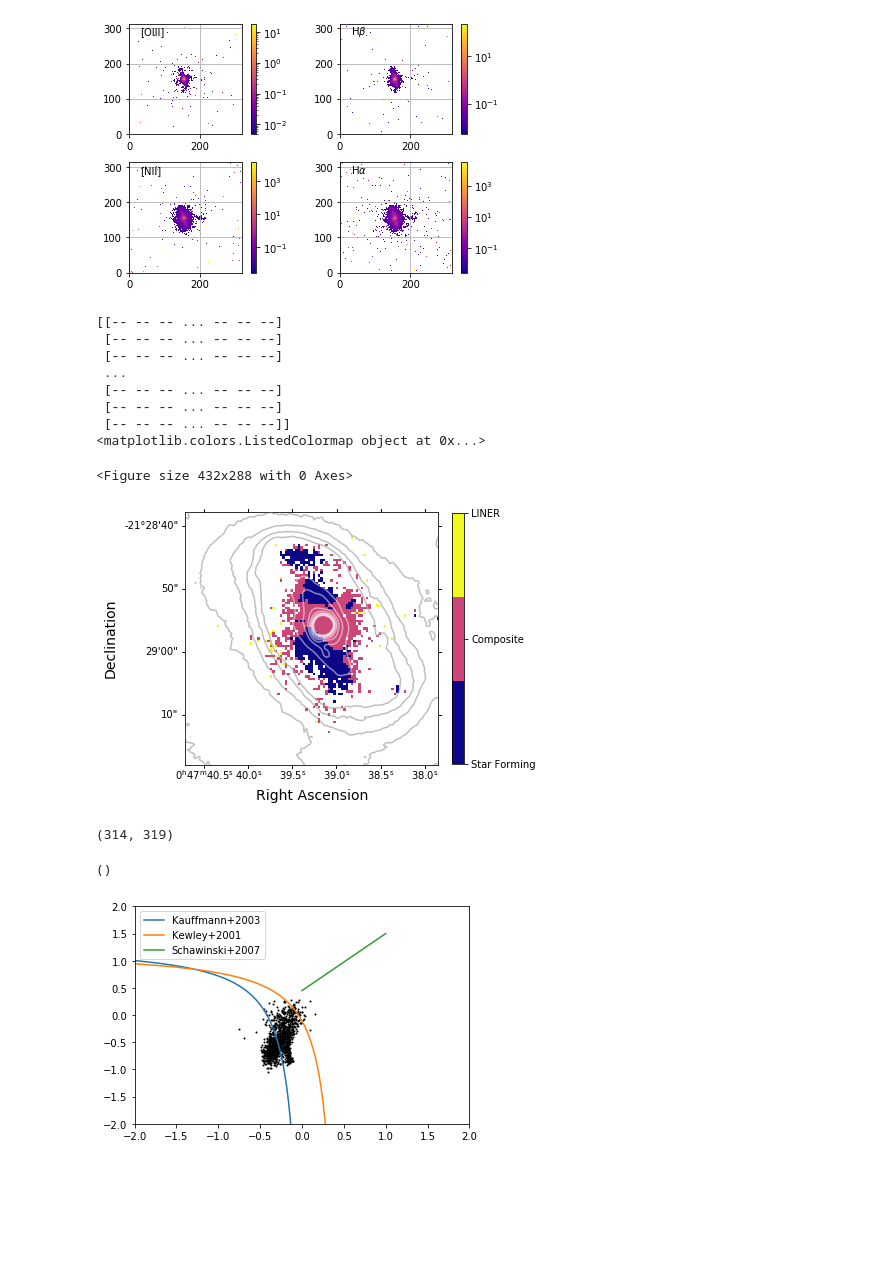
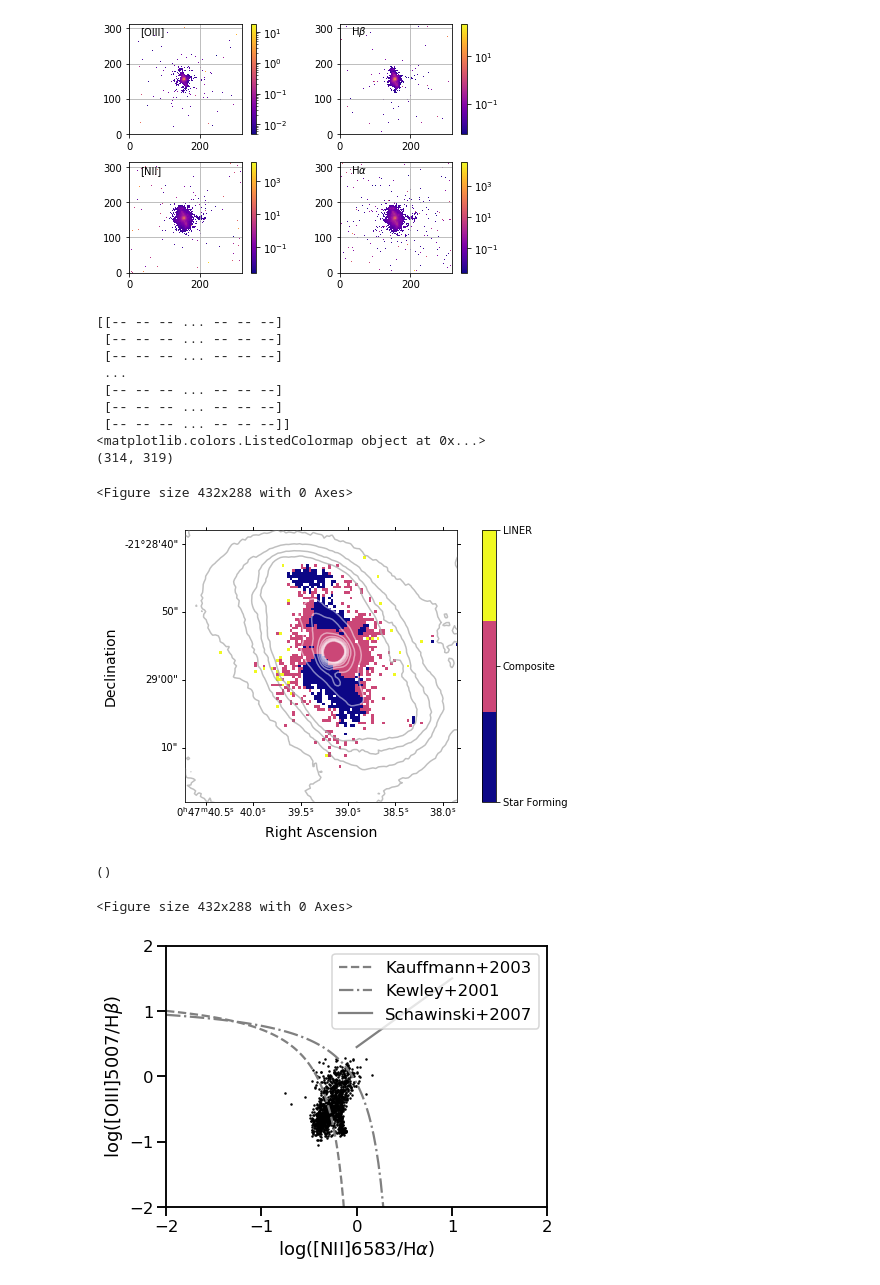
Before and after one commit to beckynevin/CARS_data, a Jupyter notebook: HE0045_bar_contours.ipynb, the cells around one changed output. Saved outputs shown, nothing was run; the diff lists cells and outputs as text; code cells hidden in the pictures; blank space fills up the shorter version.

```diff
--- a/HE0045_bar_contours.ipynb
+++ b/HE0045_bar_contours.ipynb
@@ -301,7 +301,7 @@ spatial_BPT_ma = np.ma.masked_where(spatial_BPT==0,spatial_BPT)
 print(spatial_BPT_ma)
 
 plt.clf()
-fig = plt.figure(figsize=(5,5))
+fig = plt.figure(figsize=(9,5))
 ax = plt.subplot(projection=wcs)
 
 ax.coords[0].set_axislabel('Right Ascension', fontsize=fontsize)
@@ -315,11 +315,14 @@ im = ax.imshow(spatial_BPT_ma, cmap=plt.cm.get_cmap('plasma', 3))
 #plt.colorbar(im)
 cbar = plt.colorbar(im, fraction=0.045, ticks=np.linspace(0.5,1,3))
 cbar.set_ticklabels(['Star Forming', 'Composite', 'LINER','AGN'])
+cbar.ax.set_xticklabels(cbar.ax.get_xticklabels(), rotation='horizontal')
 ax.contour(fovdata, levels=np.linspace(5e-3,1e-1, 10), colors='white', alpha=0.5)
 ax.contour(fovdata, levels=np.linspace(1e-3,5e-3, 5), colors='gray', alpha=0.5)
 ax.set_xlim([100,200])
 ax.set_ylim([100,200])
-plt.show()
+#plt.show()
+#plt.tight_layout()
+plt.savefig('BPT_Spatial.png')
 
 print(np.shape(spatial_BPT_ma))
 # %% [output]
@@ -331,20 +334,26 @@ print(np.shape(spatial_BPT_ma))
  [-- -- -- ... -- -- --]
  [-- -- -- ... -- -- --]]
 <matplotlib.colors.ListedColormap object at 0x...>
+(314, 319)
 <Figure size 432x288 with 0 Axes>
-[figure, old version]
+[figure, new version]
-(314, 319)
 # %%
+sns.set_context("talk")
 plt.clf()
+fig = plt.figure(figsize=(7,5))
 print(np.shape(NII_Halpha_ratio))
 plt.scatter(list_NII_Halpha, list_OIII_Hbeta, color='black', s=1)#, color=color, cmap=plt.cm.get_cmap('plasma', 4))
-plt.plot(xs_kauf, ys_kauf, label='Kauffmann+2003')
-plt.plot(xs_kew, ys_kew, label='Kewley+2001')
-plt.plot(xs_sch, ys_sch, label='Schawinski+2007')
-plt.legend()
+plt.plot(xs_kauf, ys_kauf, label='Kauffmann+2003', color='gray', ls='--')
+plt.plot(xs_kew, ys_kew, label='Kewley+2001', color='gray', ls='-.')
+plt.plot(xs_sch, ys_sch, label='Schawinski+2007', color='gray' )
+plt.legend()#bbox_to_anchor=(1.05, 1))
 plt.ylim([-2,2])
 plt.xlim([-2,2])
-plt.show()
+plt.xlabel(r'log([NII]6583/H$\alpha$)')
+plt.ylabel(r'log([OIII]5007/H$\beta$)')
+plt.tight_layout()
+plt.savefig('BPT_2d.png', dpi=100)
 # %% [output]
 ()
+<Figure size 432x288 with 0 Axes>
-[figure, old version]
+[figure, new version]
```
